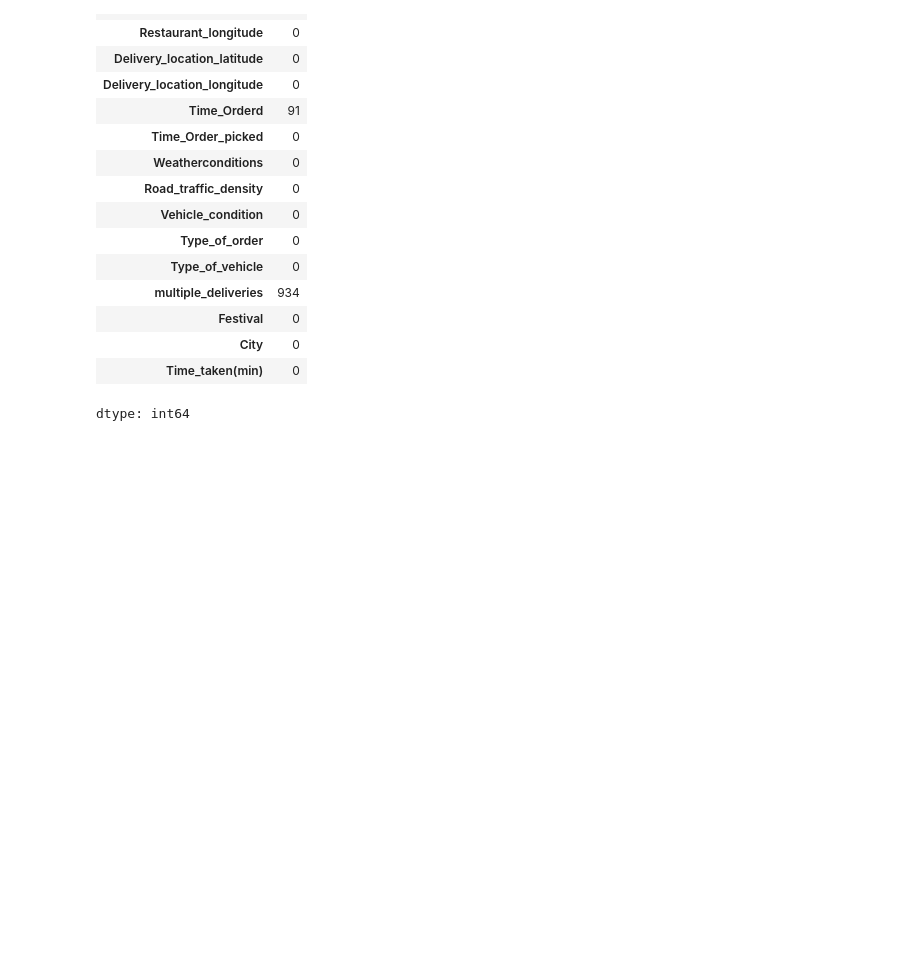
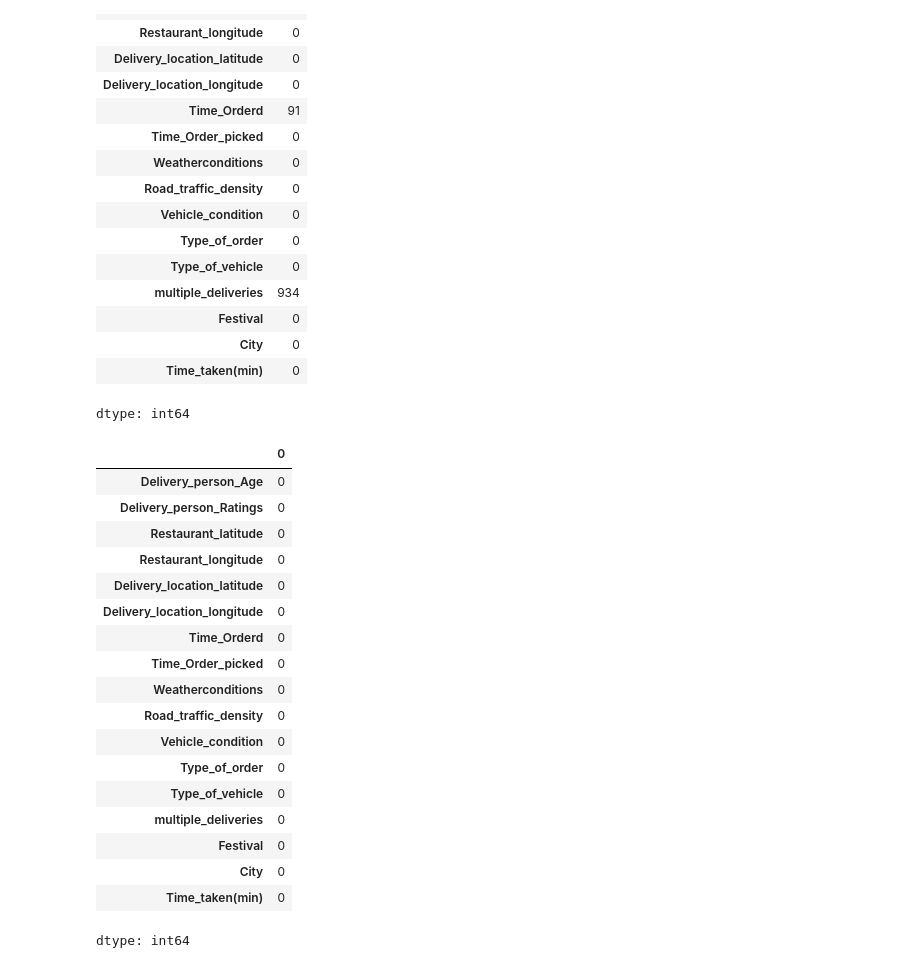
Before and after one commit to Agnik292005/Food-Delivery-Optimization, a Jupyter notebook: modelBuildPorcedure.ipynb, the cells around one changed output. Drawn from its saved outputs; the diff is of its cells as text; code cells hidden in the pictures; blank space fills up the shorter version.

```diff
--- a/modelBuildPorcedure.ipynb
+++ b/modelBuildPorcedure.ipynb
@@ -209,3 +209,29 @@ train.isna().sum()
 | City | 0 |
 | Time_taken(min) | 0 |
 dtype: int64
+# %%
+train['Delivery_person_Ratings'].fillna(train['Delivery_person_Ratings'].mean(), inplace=True)
+train['multiple_deliveries'].fillna(train['multiple_deliveries'].mode()[0], inplace=True)
+train['Time_Orderd'].fillna(train['Time_Orderd'].mode()[0], inplace=True)
+# %%
+train.isna().sum()
+# %% [output]
+|  | 0 |
+| Delivery_person_Age | 0 |
+| Delivery_person_Ratings | 0 |
+| Restaurant_latitude | 0 |
+| Restaurant_longitude | 0 |
+| Delivery_location_latitude | 0 |
+| Delivery_location_longitude | 0 |
+| Time_Orderd | 0 |
+| Time_Order_picked | 0 |
+| Weatherconditions | 0 |
+| Road_traffic_density | 0 |
+| Vehicle_condition | 0 |
+| Type_of_order | 0 |
+| Type_of_vehicle | 0 |
+| multiple_deliveries | 0 |
+| Festival | 0 |
+| City | 0 |
+| Time_taken(min) | 0 |
+dtype: int64
```
